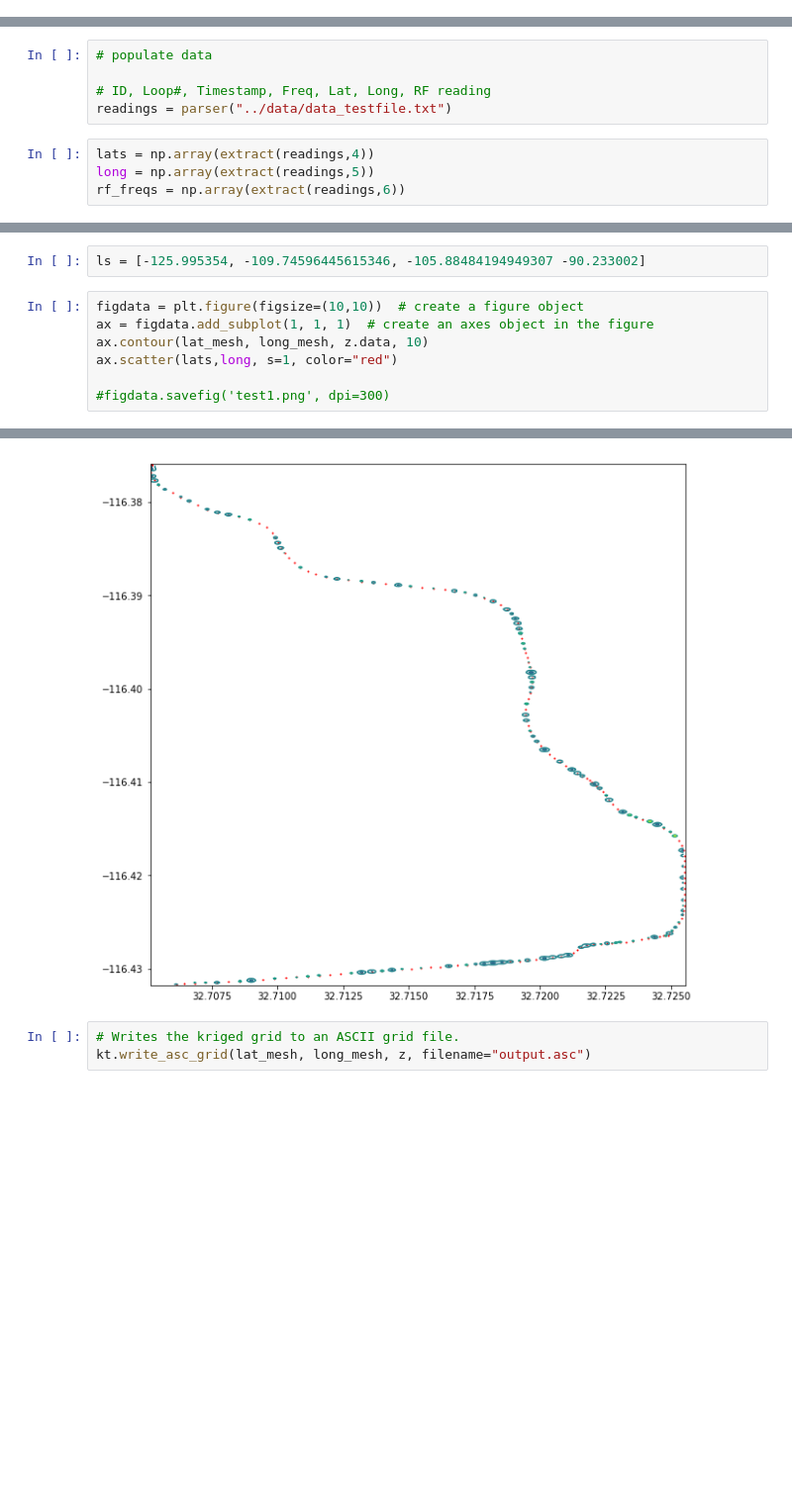
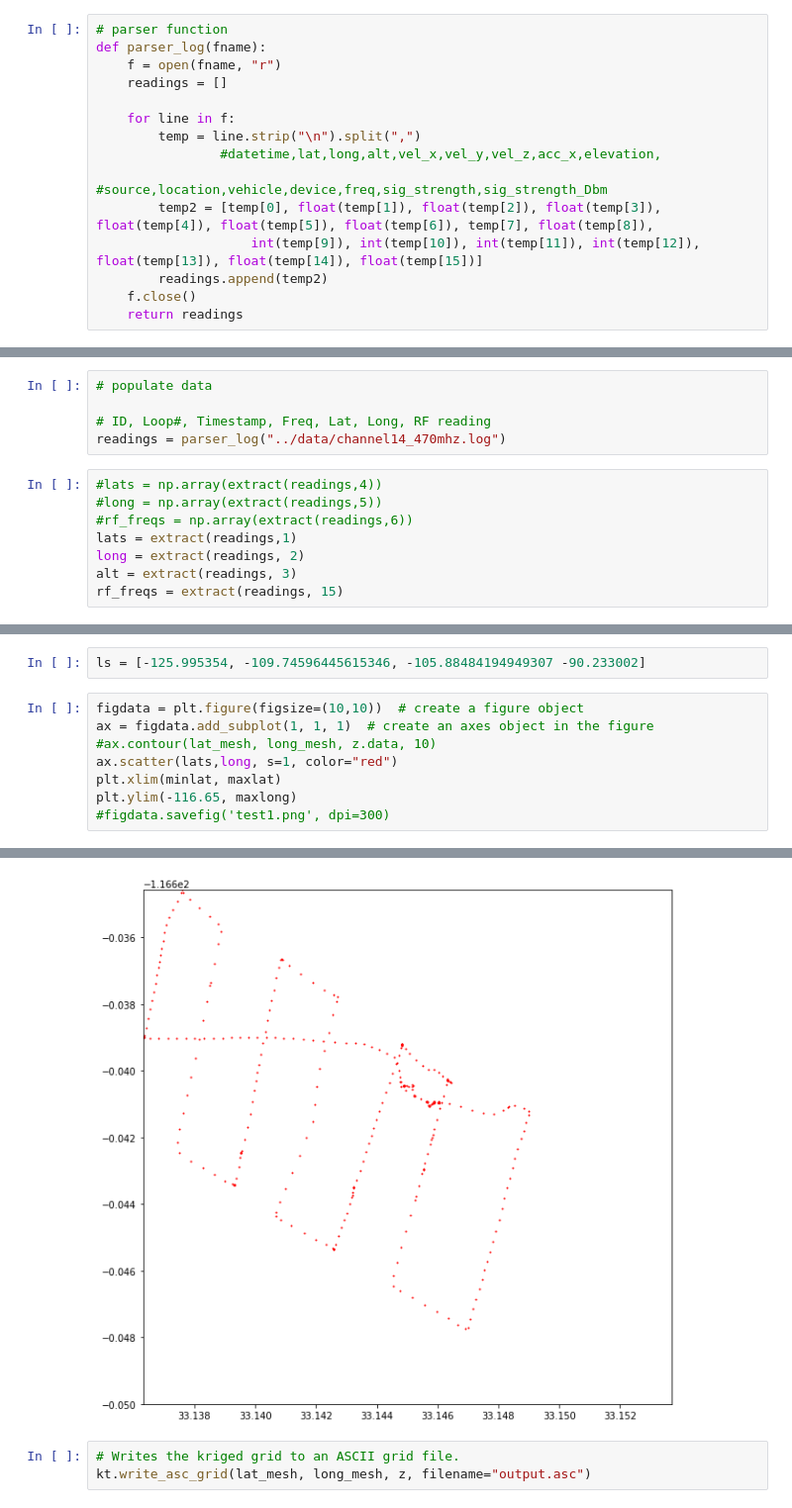
Before and after one commit to hwright-ucsb/tvws-solver, a Jupyter notebook: model_exp/kriging_experiments.ipynb, the cells around one changed output, grey strips where cells are left out. Shown: that part at 99% size. Saved outputs shown, nothing was run; the diff lists cells and outputs as text; blank space fills up the shorter version.

```diff
--- a/model_exp/kriging_experiments.ipynb
+++ b/model_exp/kriging_experiments.ipynb
@@ -21,6 +22,21 @@ def parser(fname):
         readings.append(temp2)
     f.close()
     return readings
+# %%
+# parser function
+def parser_log(fname):
+    f = open(fname, "r")
+    readings = []
+
+    for line in f:
+        temp = line.strip("\n").split(",")
+                #datetime,lat,long,alt,vel_x,vel_y,vel_z,acc_x,elevation,
+                    #source,location,vehicle,device,freq,sig_strength,sig_strength_Dbm
+        temp2 = [temp[0], float(temp[1]), float(temp[2]), float(temp[3]), float(temp[4]), float(temp[5]), float(temp[6]), temp[7], float(temp[8]),
+                    int(temp[9]), int(temp[10]), int(temp[11]), int(temp[12]), float(temp[13]), float(temp[14]), float(temp[15])]
+        readings.append(temp2)
+    f.close()
+    return readings
 # %%
 def extract(arr, ind):
     temp = []
@@ -32,11 +48,15 @@ def extract(arr, ind):
 # populate data
 
 # ID, Loop#, Timestamp, Freq, Lat, Long, RF reading
-readings = parser("../data/data_testfile.txt")
+readings = parser_log("../data/channel14_470mhz.log")
 # %%
-lats = np.array(extract(readings,4))
-long = np.array(extract(readings,5))
-rf_freqs = np.array(extract(readings,6))
+#lats = np.array(extract(readings,4))
+#long = np.array(extract(readings,5))
+#rf_freqs = np.array(extract(readings,6))
+lats = extract(readings,1)
+long = extract(readings, 2)
+alt = extract(readings, 3)
+rf_freqs = extract(readings, 15)
 # %%
 minlat = min(lats)
 maxlat = max(lats)
@@ -95,8 +127,9 @@ ls = [-125.995354, -109.74596445615346, -105.88484194949307 -90.233002]
 # %%
 figdata = plt.figure(figsize=(10,10))  # create a figure object
 ax = figdata.add_subplot(1, 1, 1)  # create an axes object in the figure
-ax.contour(lat_mesh, long_mesh, z.data, 10)
+#ax.contour(lat_mesh, long_mesh, z.data, 10)
 ax.scatter(lats,long, s=1, color="red")
-
+plt.xlim(minlat, maxlat)
+plt.ylim(-116.65, maxlong)
 #figdata.savefig('test1.png', dpi=300)
 # %% [output]
@@ -104,4 +137,4 @@ ax.scatter(lats,long, s=1, color="red")
-[figure, old version]
+[figure, new version]
 # %%
 # Writes the kriged grid to an ASCII grid file.
 kt.write_asc_grid(lat_mesh, long_mesh, z, filename="output.asc")
```
Also changed, not shown: parts of 17 cells of this notebook, 1 other file.
